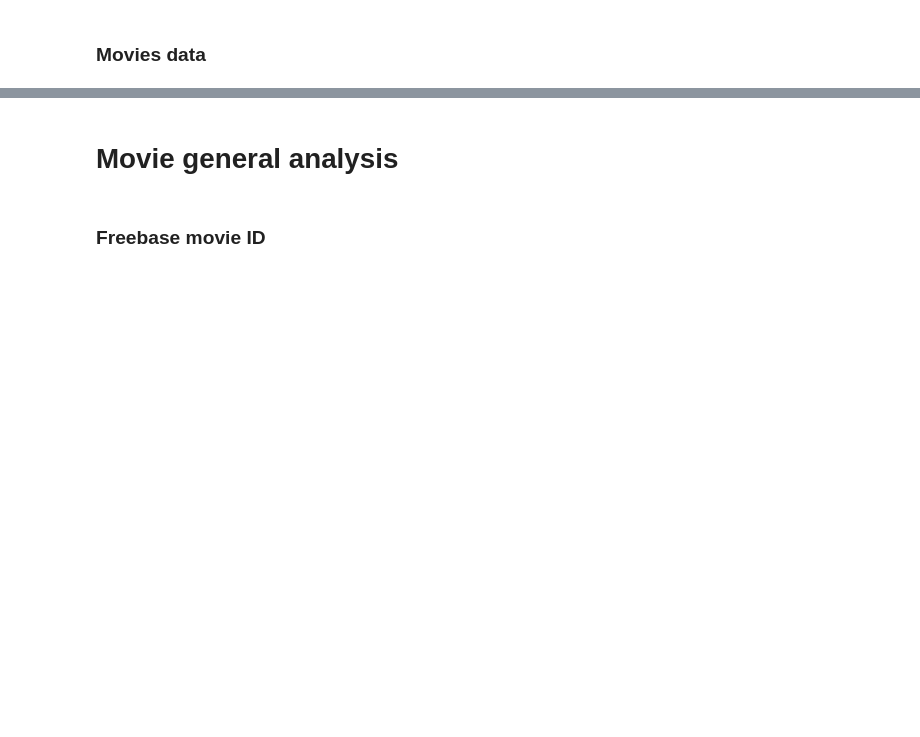
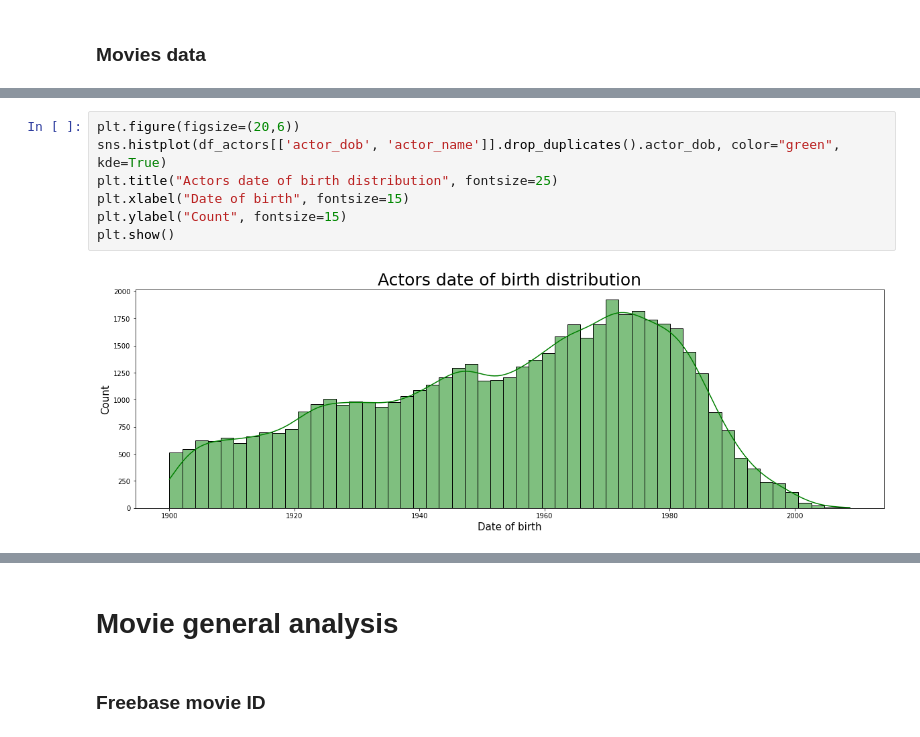
Before and after one commit to epfl-ada/ada-2022-project-dadalife, a Jupyter notebook: ADA_CMU.ipynb, the cells around one changed output, grey strips where cells are left out. Drawn from its saved outputs; the diff is of its cells as text; blank space fills up the shorter version.

```diff
--- a/ADA_CMU.ipynb
+++ b/ADA_CMU.ipynb
@@ -53,0 +95,9 @@ df_actors.head()
+# %%
+plt.figure(figsize=(20,6))
+sns.histplot(df_actors[['actor_dob', 'actor_name']].drop_duplicates().actor_dob, color="green", kde=True)
+plt.title("Actors date of birth distribution", fontsize=25)
+plt.xlabel("Date of birth", fontsize=15)
+plt.ylabel("Count", fontsize=15)
+plt.show()
+# %% [output]
+[figure, added]
```
Also changed, not shown: parts of 62 cells of this notebook.
